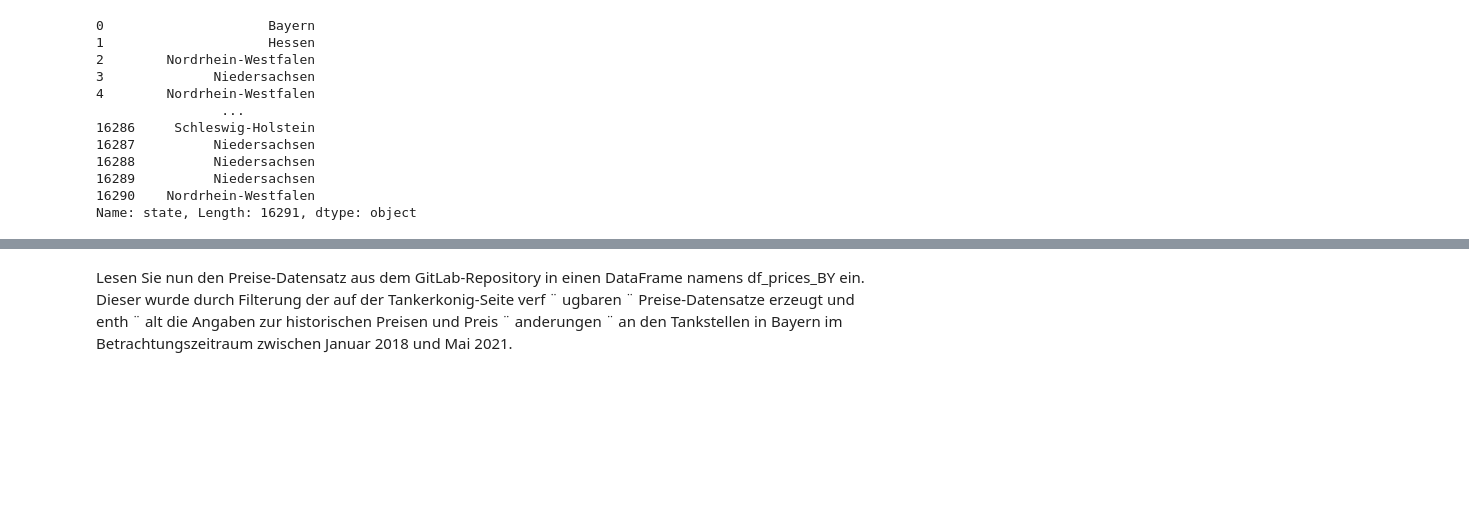
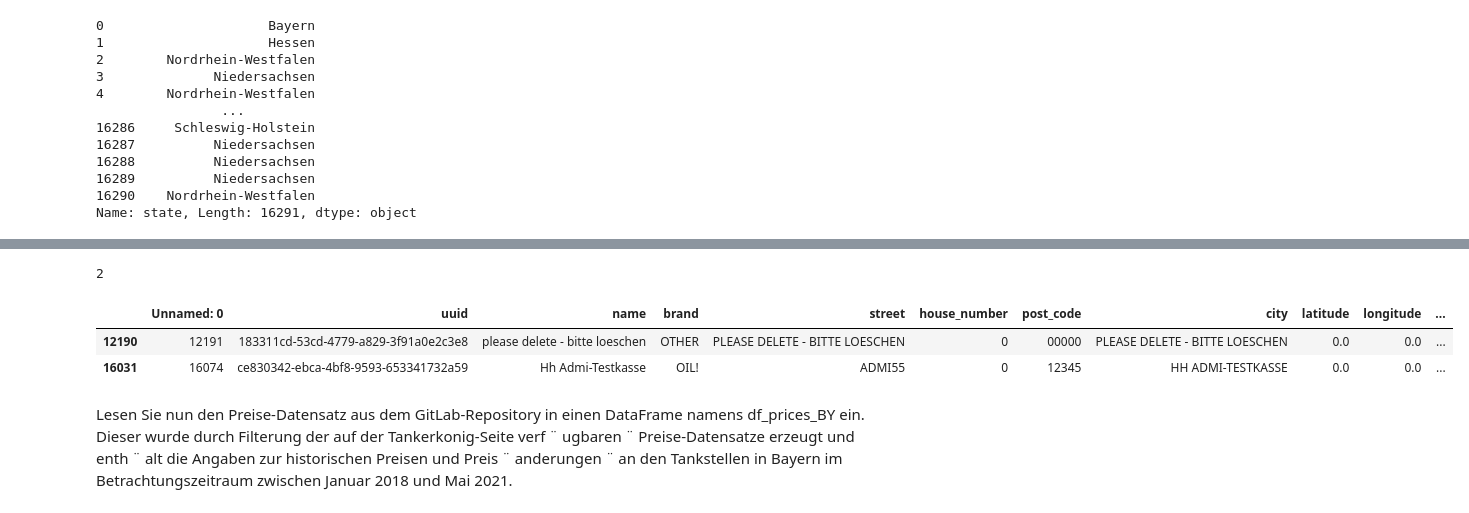
Before and after one commit to TechPiranja/DA_Stud, a Jupyter notebook: nachname_vorname.ipynb, the cells around one changed output, grey strips where cells are left out. Drawn from its saved outputs; the diff is of its cells as text; code cells hidden in the pictures; blank space fills up the shorter version.

Commit message:
änderung df_stations["state"]

```diff
--- a/nachname_vorname.ipynb
+++ b/nachname_vorname.ipynb
@@ -246,3 +248,6 @@ df_stations["state"]
 16289          Niedersachsen
 16290    Nordrhein-Westfalen
 Name: state, Length: 16291, dtype: object
+# %%
+df_bundesland_plz = pd.read_csv("zuordnung_plz_ort.csv")
+df_bundesland_plz.head()
@@ -248,0 +261,8 @@ Name: state, Length: 16291, dtype: object
+# %%
+plz_bundesland_dict = {}
+
+for i, j in zip(df_bundesland_plz.plz, df_bundesland_plz.bundesland):
+    plz_bundesland_dict[str(i)] = j
+# %%
+df_stations["state"] = df_stations["post_code"].map(plz_bundesland_dict)
+df_stations.isnull().sum()
@@ -249,2 +284,19 @@ Name: state, Length: 16291, dtype: object
+# %%
+for i in tqdm(df_stations.loc[df_stations["state"].isnull()].index):
+    data = df_stations.iloc[i]
+    location = geolocator.reverse(str(data["latitude"]) + ", " + str(data["longitude"]))
+    adressData = location.raw["address"]
+    if "state" in adressData:
+        df_stations.at[i, "state"] = adressData["state"]
+
+df_stations["state"].isnull().sum()
+# %% [output]
+2
+# %%
+df_stations[df_stations["state"].isnull()]
+# %% [output]
+|  | Unnamed: 0 | uuid | name | brand | street | house_number | post_code | city | latitude | longitude | ... |
+| 12190 | 12191 | 183311cd-53cd-4779-a829-3f91a0e2c3e8 | please delete - bitte loeschen | OTHER | PLEASE DELETE - BITTE LOESCHEN | 0 | 00000 | PLEASE DELETE - BITTE LOESCHEN | 0.0 | 0.0 | ... |
+| 16031 | 16074 | ce830342-ebca-4bf8-9593-653341732a59 | Hh Admi-Testkasse | OIL! | ADMI55 | 0 | 12345 | HH ADMI-TESTKASSE | 0.0 | 0.0 | ... |
 # %%
 df_stations.to_csv("State_checkpoint.csv", index=False)
```
Also changed, not shown: parts of 14 cells of this notebook.
